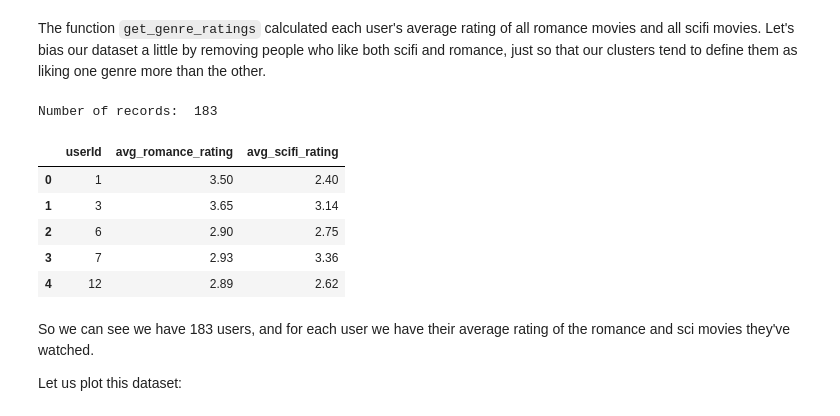
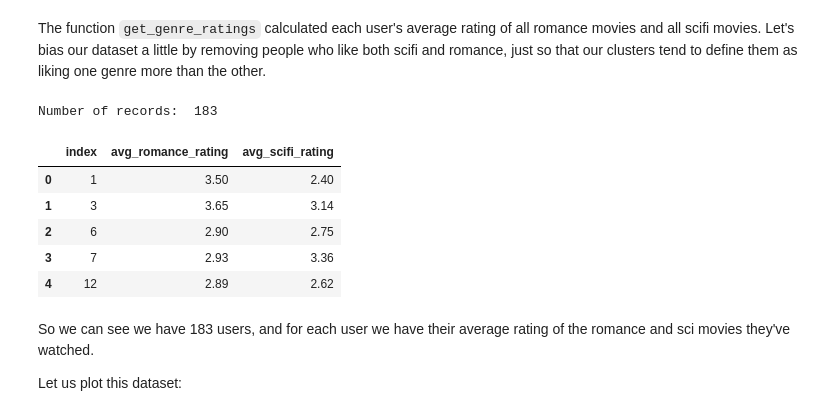
Before and after one commit to EmekaEzumezu/machine-learning-nanodegree-foundations, a Jupyter notebook: labs/Clustering/k-means_Clustering_of_Movie_Ratings.ipynb, the cells around one changed output. Cells and saved outputs as stored; diff of their text form; code cells hidden in the pictures.

```diff
--- a/labs/Clustering/k-means_Clustering_of_Movie_Ratings.ipynb
+++ b/labs/Clustering/k-means_Clustering_of_Movie_Ratings.ipynb
@@ -41,7 +58,7 @@ Let's start by taking a subset of users, and seeing what their preferred genres
 # %%
 # Calculate the average rating of romance and scifi movies
 
-genre_ratings = helper.get_genre_ratings(ratings, movies, ['Romance', 'Sci-Fi'], ['avg_romance_rating', 'avg_scifi_rating'])
+genre_ratings = helper_fn.get_genre_ratings(ratings, movies, ['Romance', 'Sci-Fi'], ['avg_romance_rating', 'avg_scifi_rating'])
 genre_ratings.head()
 # %% [output]
 |  | avg_romance_rating | avg_scifi_rating |
@@ -54,13 +91,13 @@ genre_ratings.head()
 # %% [markdown]
 The function `get_genre_ratings` calculated each user's average rating of all romance movies and all scifi movies. Let's bias our dataset a little by removing people who like both scifi and romance, just so that our clusters tend to define them as liking one genre more than the other.
 # %%
-biased_dataset = helper.bias_genre_rating_dataset(genre_ratings, 3.2, 2.5)
+biased_dataset = helper_fn.bias_genre_rating_dataset(genre_ratings, 3.2, 2.5)
 
 print( "Number of records: ", len(biased_dataset))
 biased_dataset.head()
 # %% [output]
 Number of records:  183
-|  | userId | avg_romance_rating | avg_scifi_rating |
+|  | index | avg_romance_rating | avg_scifi_rating |
 | 0 | 1 | 3.50 | 2.40 |
 | 1 | 3 | 3.65 | 3.14 |
 | 2 | 6 | 2.90 | 2.75 |
```
Also changed, not shown: parts of 7 cells of this notebook, 1 other file.
